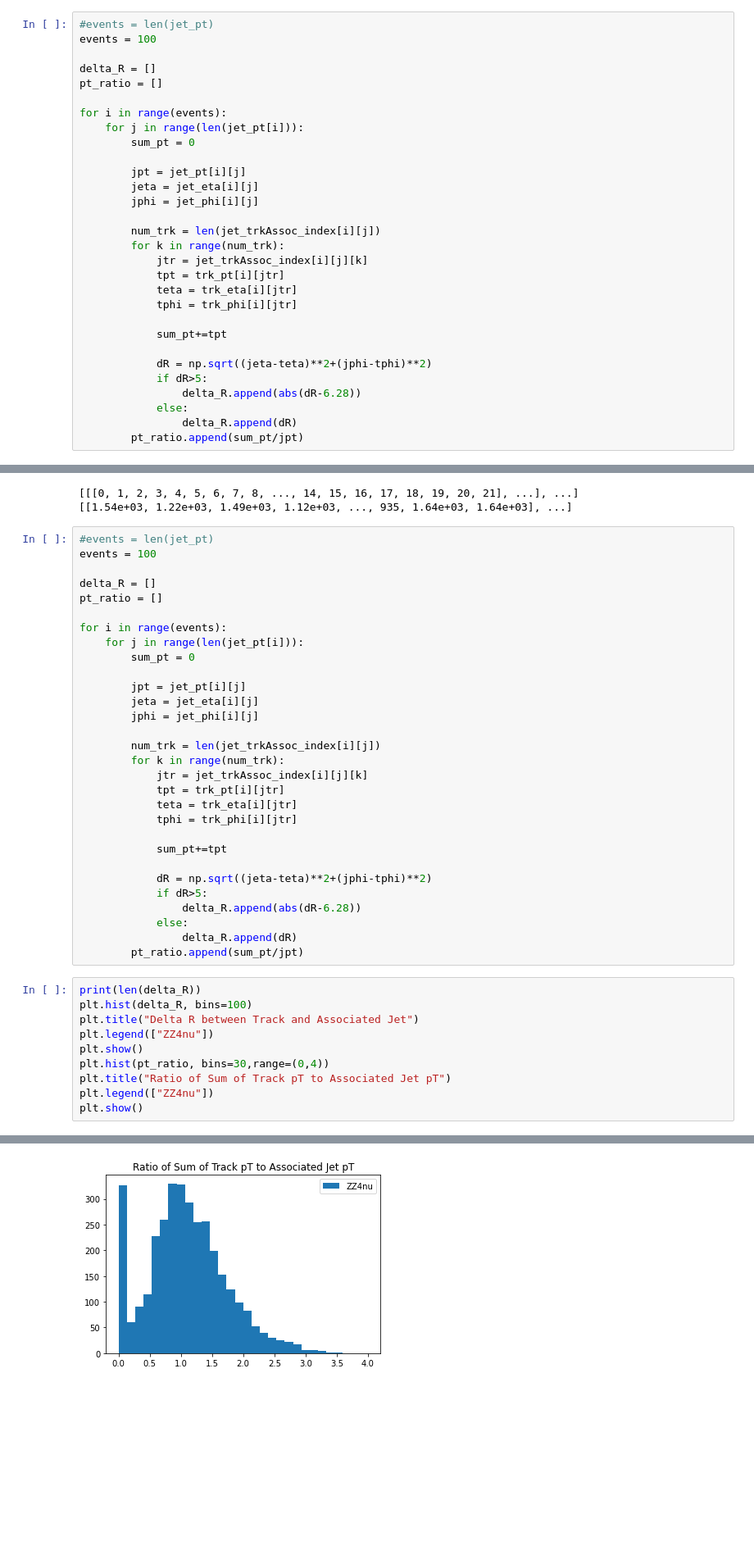
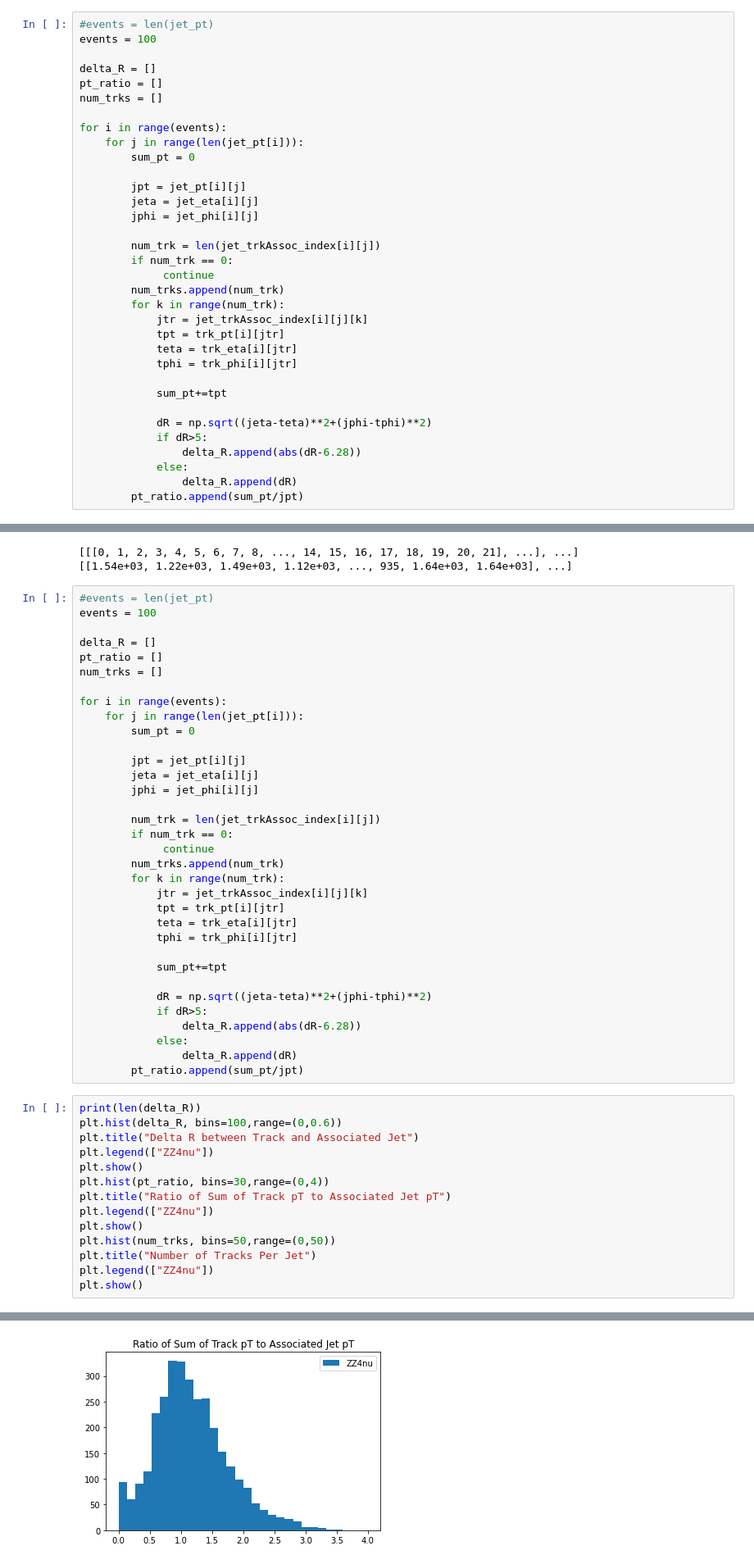
Before and after one commit to LukeV37/ttbar-samples, a Jupyter notebook: refine/delta_R.ipynb, the cells around one changed output, grey strips where cells are left out. Shown: that part at 82% size. Saved outputs shown, nothing was run; the diff lists cells and outputs as text; blank space fills up the shorter version.

Commit message:
add num trks hist

```diff
--- a/refine/delta_R.ipynb
+++ b/refine/delta_R.ipynb
@@ -29,6 +29,7 @@ events = 100
 
 delta_R = []
 pt_ratio = []
+num_trks = []
 
 for i in range(events):
     for j in range(len(jet_pt[i])):
@@ -39,6 +40,9 @@ for i in range(events):
         jphi = jet_phi[i][j]
 
         num_trk = len(jet_trkAssoc_index[i][j])
+        if num_trk == 0:
+             continue
+        num_trks.append(num_trk)
         for k in range(num_trk):
             jtr = jet_trkAssoc_index[i][j][k]
             tpt = trk_pt[i][jtr]
@@ -88,6 +97,7 @@ events = 100
 
 delta_R = []
 pt_ratio = []
+num_trks = []
 
 for i in range(events):
     for j in range(len(jet_pt[i])):
@@ -98,6 +108,9 @@ for i in range(events):
         jphi = jet_phi[i][j]
 
         num_trk = len(jet_trkAssoc_index[i][j])
+        if num_trk == 0:
+             continue
+        num_trks.append(num_trk)
         for k in range(num_trk):
             jtr = jet_trkAssoc_index[i][j][k]
             tpt = trk_pt[i][jtr]
@@ -114,7 +127,7 @@ for i in range(events):
         pt_ratio.append(sum_pt/jpt)
 # %%
 print(len(delta_R))
-plt.hist(delta_R, bins=100)
+plt.hist(delta_R, bins=100,range=(0,0.6))
 plt.title("Delta R between Track and Associated Jet")
 plt.legend(["ZZ4nu"])
 plt.show()
@@ -122,5 +135,9 @@ plt.hist(pt_ratio, bins=30,range=(0,4))
 plt.title("Ratio of Sum of Track pT to Associated Jet pT")
 plt.legend(["ZZ4nu"])
 plt.show()
+plt.hist(num_trks, bins=50,range=(0,50))
+plt.title("Number of Tracks Per Jet")
+plt.legend(["ZZ4nu"])
+plt.show()
 # %% [output]
 64168
@@ -128 +145 @@ plt.show()
-[figure, old version]
+[figure, new version]
```
Also changed, not shown: parts of 2 cells of this notebook.
